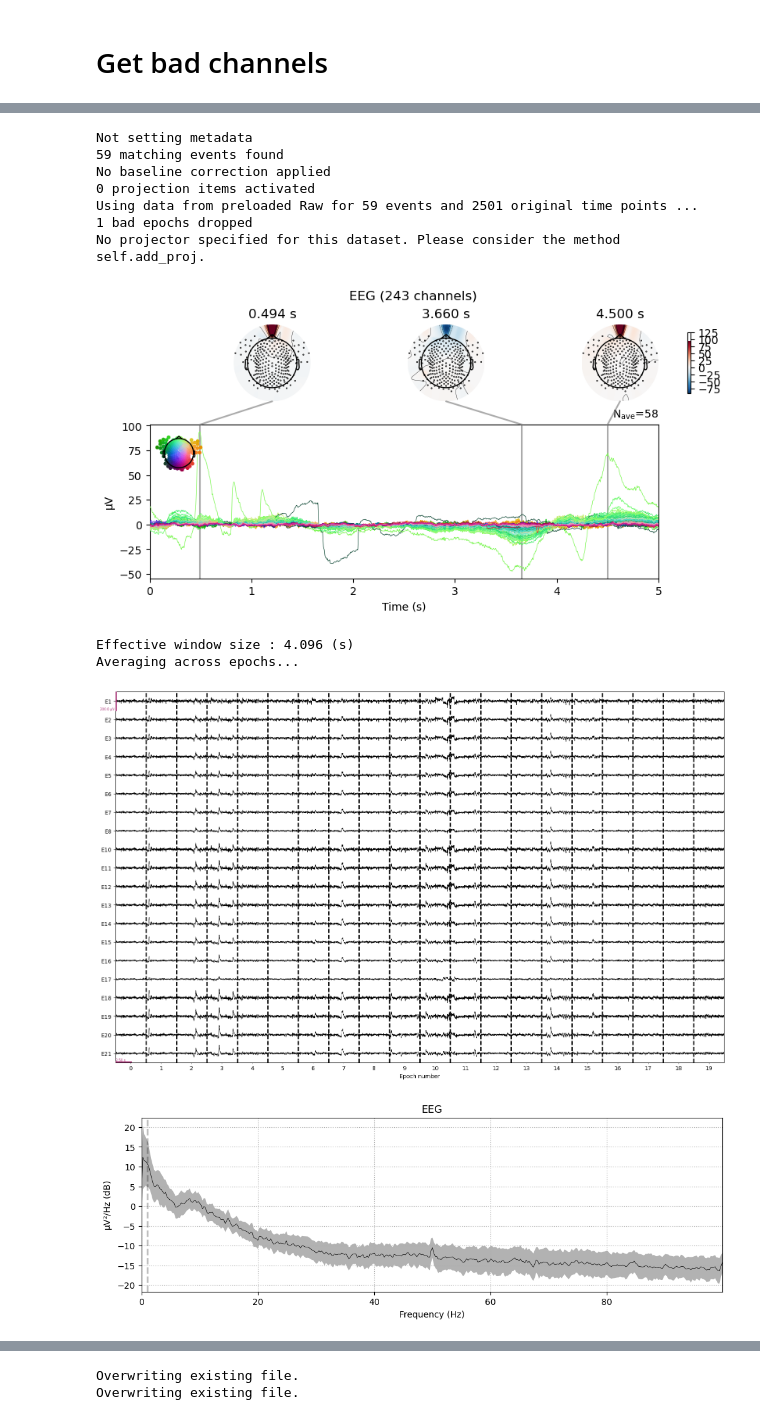
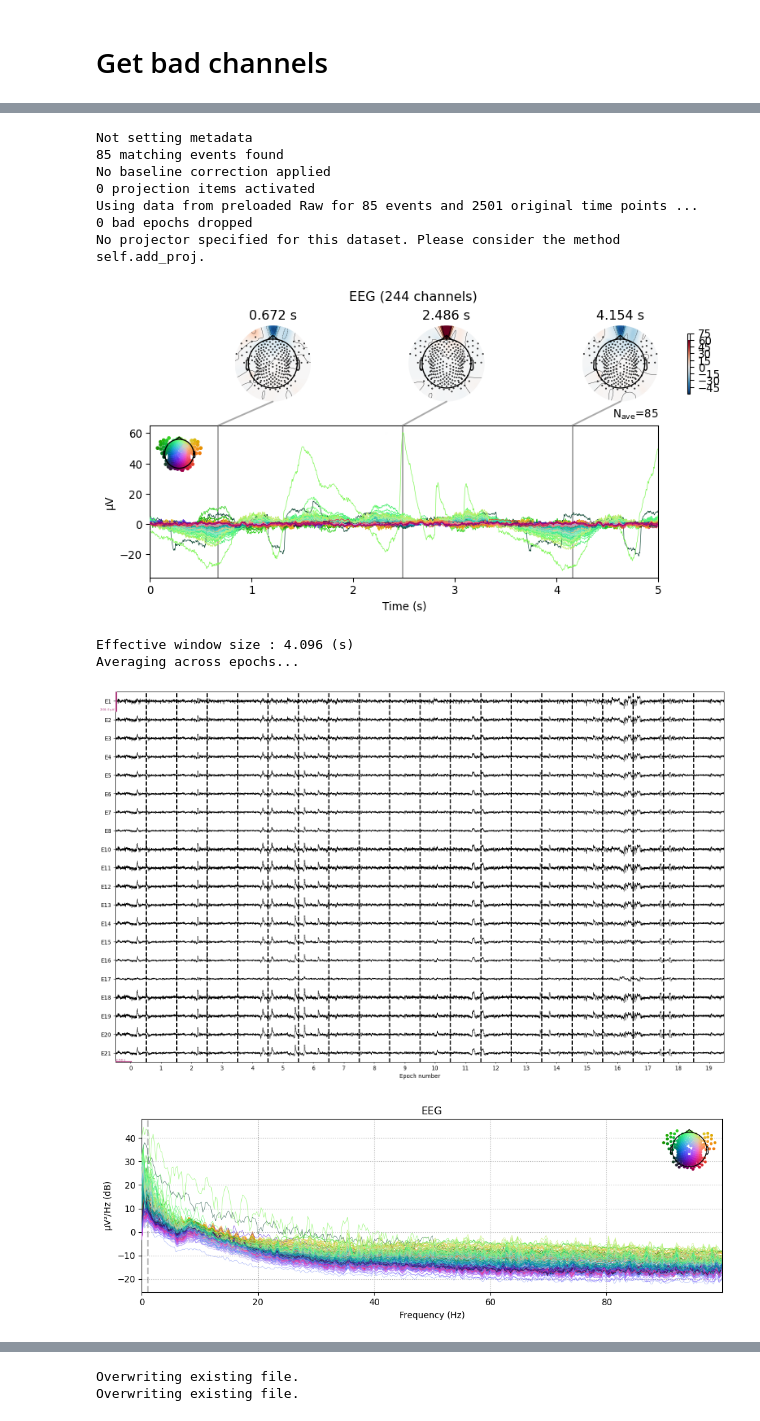
Before and after one commit to danieltomasz/psd-paths, a Jupyter notebook: notebooks/1-preprocessing/template-2-epochs-autoreject.ipynb, the cells around one changed output, grey strips where cells are left out. Cells and saved outputs as stored; diff of their text form; code cells hidden in the pictures.

```diff
--- a/notebooks/1-preprocessing/template-2-epochs-autoreject.ipynb
+++ b/notebooks/1-preprocessing/template-2-epochs-autoreject.ipynb
@@ -18,7 +18,14 @@ subject = 101
 import os
 import mne
 from pathlib import Path
-from spectral.utils import print_date_time, read_parameters
+import autoreject
+from autoreject import AutoReject
+import numpy as np
+import matplotlib.pyplot as plt
+
+from spectral.utils import print_date_time, read_parameters, config_project
+from spectral.epochs import create_epochs, get_reject_log
+from spectral.viz import plot_epochs
 
 mne.viz.set_browser_backend("matplotlib")
 # mne.viz.set_browser_backend("qt")
@@ -26,20 +33,16 @@ mne.set_config("MNE_BROWSER_THEME", "light")
 # matplotlib.use("Agg")
 
 config = read_parameters()
-project_path = config.get("paths", "PROJECT_PATH").strip("'").strip('"')
+my_paths = config_project(subject)
 
-# Substitute the placeholders in the other paths
-raw_preproc_path = config.get("paths", "RAW_PREPROC_PATH").format(
-    project_path=project_path, subject=subject
-)
-figures_path = config.get("paths", "FIGURES_PATH").format(
-    project_path=project_path, subject=subject
-)
-for var in [raw_preproc_path, figures_path]:
-    # ar = var.format(project_path=project_path, subject=subject)
+project_path = my_paths["project_path"]
+raw_preproc_path = my_paths["raw_preproc_path"]
+epochs_preproc_path = my_paths["epochs_preproc_path"]
 
-    Path(var).mkdir(parents=True, exist_ok=True)
-    print(f"{var}")
+print(epochs_preproc_path)
+Path(epochs_preproc_path).mkdir(parents=True, exist_ok=True)
+
+figures_path = my_paths["figures_path"]
 
 print_date_time()
 # %% [output]
@@ -126,10 +53,17 @@ NameError: name 'read_config' is not defined
 # Get bad channels
 # %%
 clean_raw = mne.io.read_raw_fif(
-    f"{preproc_path}/sub-{subject}_filtered_zap_eeg.fif", preload=True
+    f"{raw_preproc_path}/sub-{subject}_filtered_zap_eeg.fif", preload=True
 )
 display(clean_raw.info)
 # clean_raw_downsampled = clean_raw.copy().resample(250, npad="auto")
-epochs = create_epochs(clean_raw)
-plot_epochs(epochs, stage="epochs", n_epochs=20, n_channels=20)
+epochs = create_epochs(clean_raw, overlap=1.5)
+plot_epochs(
+    epochs,
+    figures_path=figures_path,
+    subject=subject,
+    stage="epochs",
+    n_epochs=20,
+    n_channels=20,
+)
 # %% [output]
@@ -148,18 +82,18 @@ Channels
 | EOG channels | Not available |
 | ECG channels | ECG |
 Data
 | Sampling frequency | 500.00 Hz |
 | Highpass | 1.00 Hz |
 | Lowpass | 100.00 Hz |
 Not setting metadata
-59 matching events found
+85 matching events found
 No baseline correction applied
 0 projection items activated
-Using data from preloaded Raw for 59 events and 2501 original time points ...
-1 bad epochs dropped
+Using data from preloaded Raw for 85 events and 2501 original time points ...
+0 bad epochs dropped
 No projector specified for this dataset. Please consider the method self.add_proj.
-[figure, old version]
+[figure, new version]
 Effective window size : 4.096 (s)
 Averaging across epochs...
-[figure, old version]
+[figure, new version]
-[figure, old version]
+[figure, new version]
```
Also changed, not shown: parts of 12 cells of this notebook, 12 other files.
